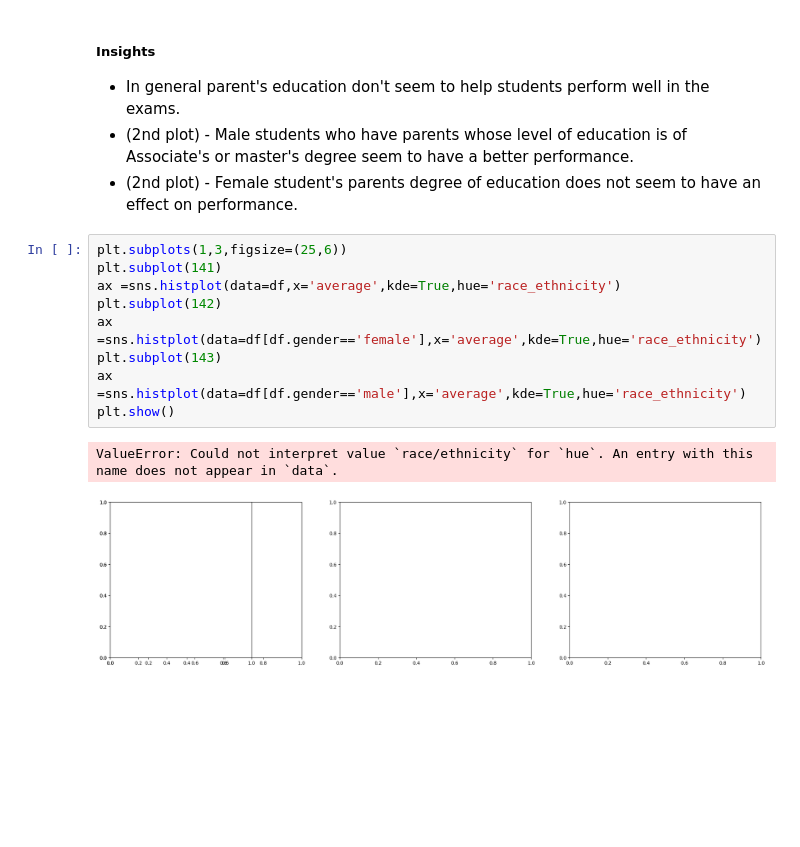
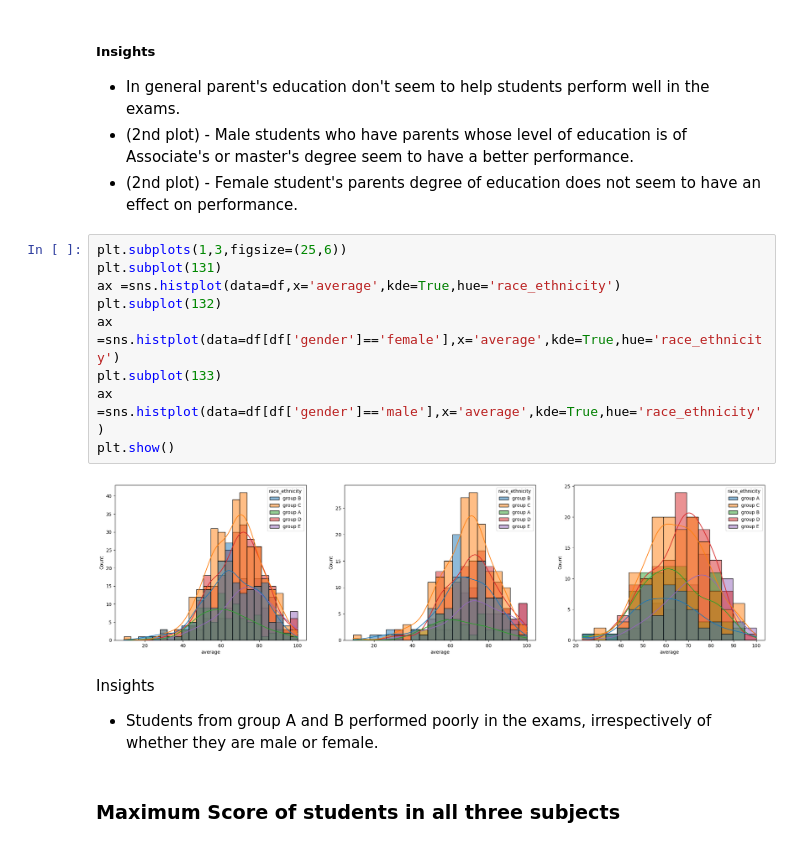
Before and after one commit to Luismbpr/0760_20_01_ML_Students_Performance, a Jupyter notebook: notebooks/Procedures/Project_EDA_001_001.ipynb, the cells around one changed output. Drawn from its saved outputs; the diff is of its cells as text; blank space fills up the shorter version.

```diff
--- a/notebooks/Procedures/Project_EDA_001_001.ipynb
+++ b/notebooks/Procedures/Project_EDA_001_001.ipynb
@@ -709,13 +709,17 @@ plt.show()
 - (2nd plot) - Female student's parents degree of education does not seem to have an effect on performance.
 # %%
 plt.subplots(1,3,figsize=(25,6))
-plt.subplot(141)
+plt.subplot(131)
 ax =sns.histplot(data=df,x='average',kde=True,hue='race_ethnicity')
-plt.subplot(142)
-ax =sns.histplot(data=df[df.gender=='female'],x='average',kde=True,hue='race_ethnicity')
-plt.subplot(143)
-ax =sns.histplot(data=df[df.gender=='male'],x='average',kde=True,hue='race_ethnicity')
+plt.subplot(132)
+ax =sns.histplot(data=df[df['gender']=='female'],x='average',kde=True,hue='race_ethnicity')
+plt.subplot(133)
+ax =sns.histplot(data=df[df['gender']=='male'],x='average',kde=True,hue='race_ethnicity')
 plt.show()
 # %% [output]
-ValueError: Could not interpret value `race/ethnicity` for `hue`. An entry with this name does not appear in `data`.
-[figure, old version]
+[figure, new version]
+# %% [markdown]
+Insights
+* Students from group A and B performed poorly in the exams, irrespectively of whether they are male or female.
+# %% [markdown]
+### Maximum Score of students in all three subjects
```
Also changed, not shown: parts of 14 cells of this notebook, 1 other file.
